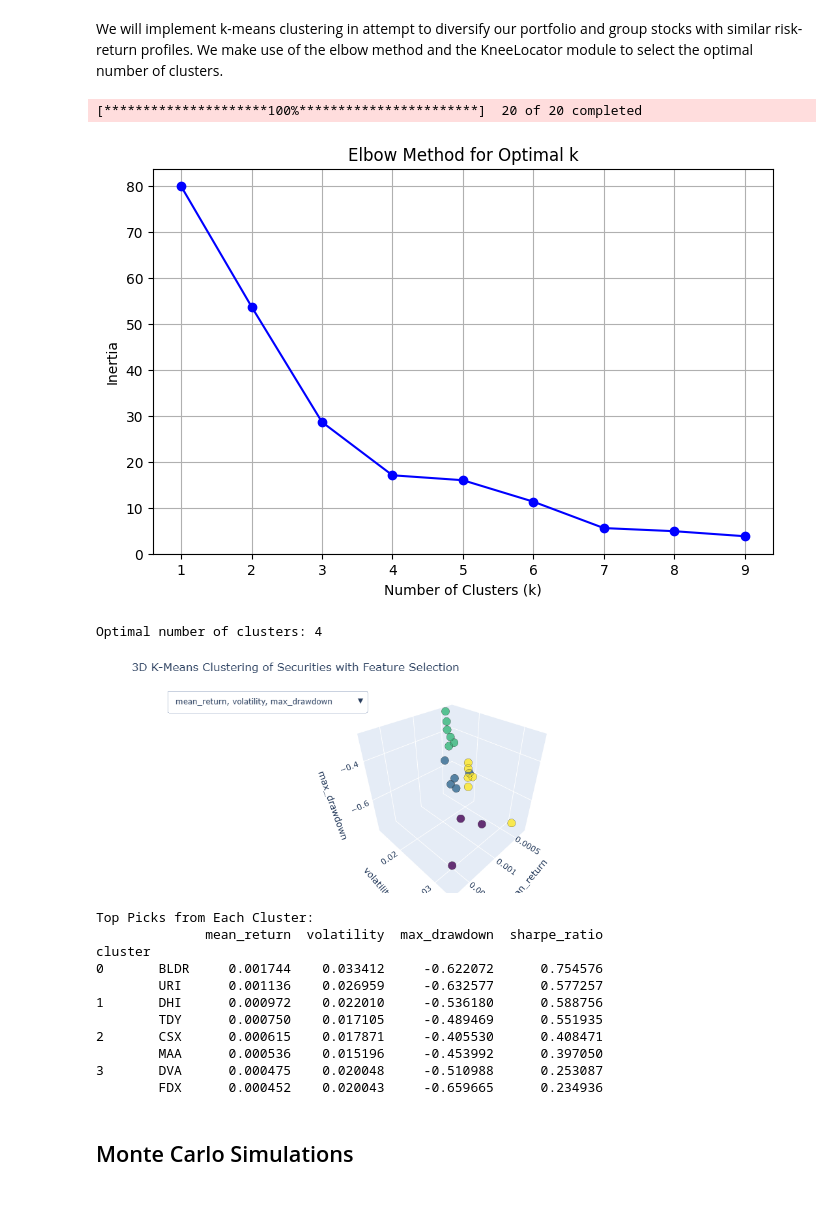
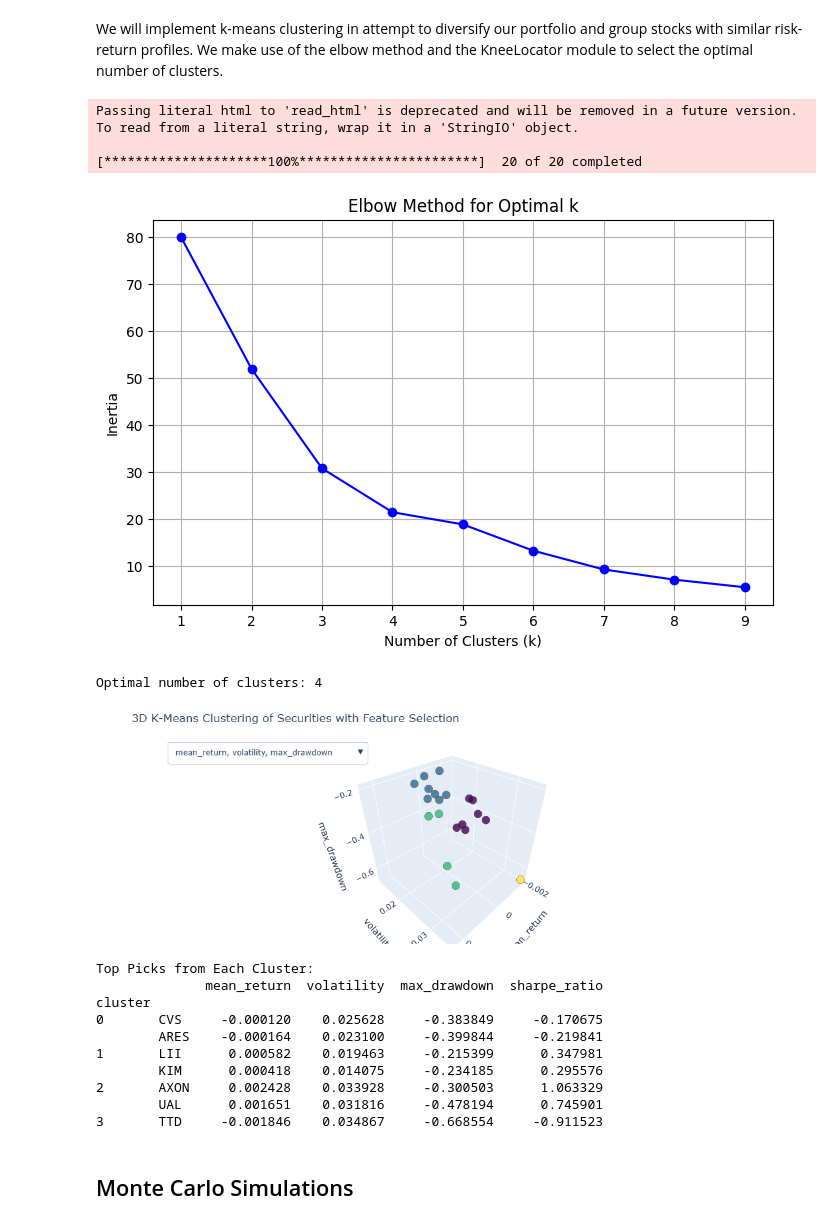
Before and after one commit to tm3023/Stock-Portfolio-Analysis, a Jupyter notebook: Portfolio_Analysis.ipynb, the cells around one changed output. Saved outputs shown, nothing was run; the diff lists cells and outputs as text; code cells hidden in the pictures.

```diff
--- a/Portfolio_Analysis.ipynb
+++ b/Portfolio_Analysis.ipynb
@@ -18,19 +18,21 @@ import plotly.express as px
 import plotly.graph_objects as go
 from plotly.subplots import make_subplots
 from kneed import KneeLocator
+random.seed(123)
 
 # Table of S&P 500 tickers from wikipedia
 url = "https://en.wikipedia.org/wiki/List_of_S%26P_500_companies"
+response = requests.get(url, headers={'User-Agent': 'Mozilla/5.0'})
 
 # Read the table from the page
-sp500_table = pd.read_html(url)[0]
+sp500_table = pd.read_html(response.text, flavor='lxml')[0]
 sp500_tickers = sp500_table['Symbol'].tolist()
 
 # Select a random sample from the S&P 500 stocks
 tickers = random.sample(sp500_tickers, 20)
 
 # Download adjusted closing prices
-data = yf.download(tickers, start="2015-01-01", end="2025-01-01", auto_adjust=True)['Close']
+data = yf.download(tickers, start="2024-04-06", end="2025-04-05", auto_adjust=True)['Close']
 returns = data.pct_change()
 
 # Function to calculate max drawdown
@@ -127,47 +129,48 @@ for i, (x, y, z) in enumerate(feature_combos):
 
 # Layout
 fig.update_layout(
     updatemenus=[dict(
         buttons=dropdown_buttons,
         direction="down",
         pad={"r": 10, "t": 10},
         showactive=True,
         x=0.1,
         xanchor="left",
         y=1.0,
         yanchor="top"
     )],
     scene=dict(
         xaxis_title=feature_combos[0][0],
         yaxis_title=feature_combos[0][1],
         zaxis_title=feature_combos[0][2],
     ),
     margin=dict(l=0, r=0, b=0, t=40),
     title="3D K-Means Clustering of Securities with Feature Selection"
 )
 
 fig.show()
 
 # Select 2 securities per cluster
 top_picks = features.groupby('cluster').apply(lambda df: df.sort_values('sharpe_ratio', ascending=False).head(2), include_groups=False)
 print("\nTop Picks from Each Cluster:")
 print(top_picks)
 # %% [output]
+Passing literal html to 'read_html' is deprecated and will be removed in a future version. To read from a literal string, wrap it in a 'StringIO' object.
+
 [*********************100%***********************]  20 of 20 completed
-[figure, old version]
+[figure, new version]
 Optimal number of clusters: 4
-[figure, old version]
+[figure, new version]
 Top Picks from Each Cluster:
               mean_return  volatility  max_drawdown  sharpe_ratio
 cluster
-0       BLDR     0.001744    0.033412     -0.622072      0.754576
-        URI      0.001136    0.026959     -0.632577      0.577257
-1       DHI      0.000972    0.022010     -0.536180      0.588756
-        TDY      0.000750    0.017105     -0.489469      0.551935
-2       CSX      0.000615    0.017871     -0.405530      0.408471
-        MAA      0.000536    0.015196     -0.453992      0.397050
-3       DVA      0.000475    0.020048     -0.510988      0.253087
-        FDX      0.000452    0.020043     -0.659665      0.234936
+0       CVS     -0.000120    0.025628     -0.383849     -0.170675
+        ARES    -0.000164    0.023100     -0.399844     -0.219841
+1       LII      0.000582    0.019463     -0.215399      0.347981
+        KIM      0.000418    0.014075     -0.234185      0.295576
+2       AXON     0.002428    0.033928     -0.300503      1.063329
+        UAL      0.001651    0.031816     -0.478194      0.745901
+3       TTD     -0.001846    0.034867     -0.668554     -0.911523
 # %% [markdown]
 ## Monte Carlo Simulations
 # %% [markdown]
```
Also changed, not shown: parts of 5 cells of this notebook.
